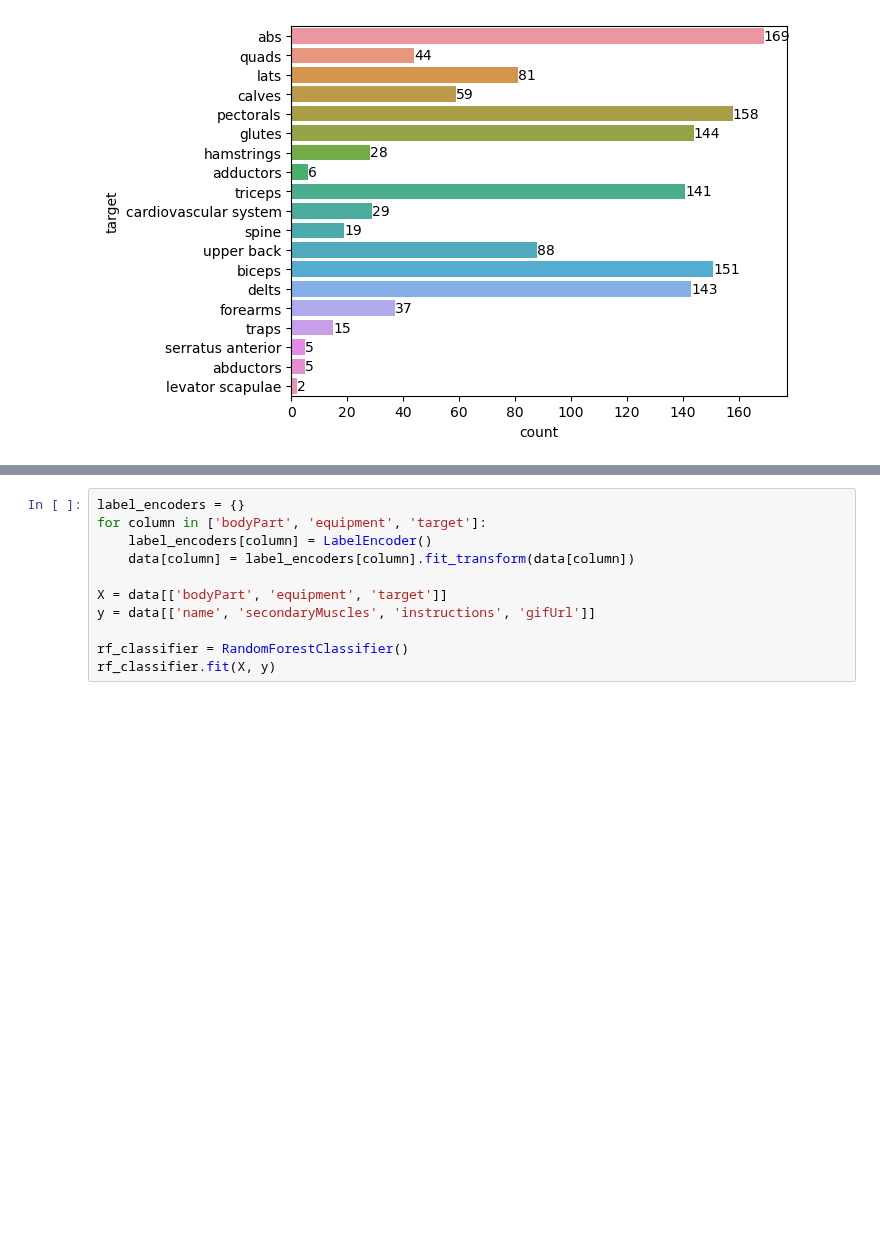
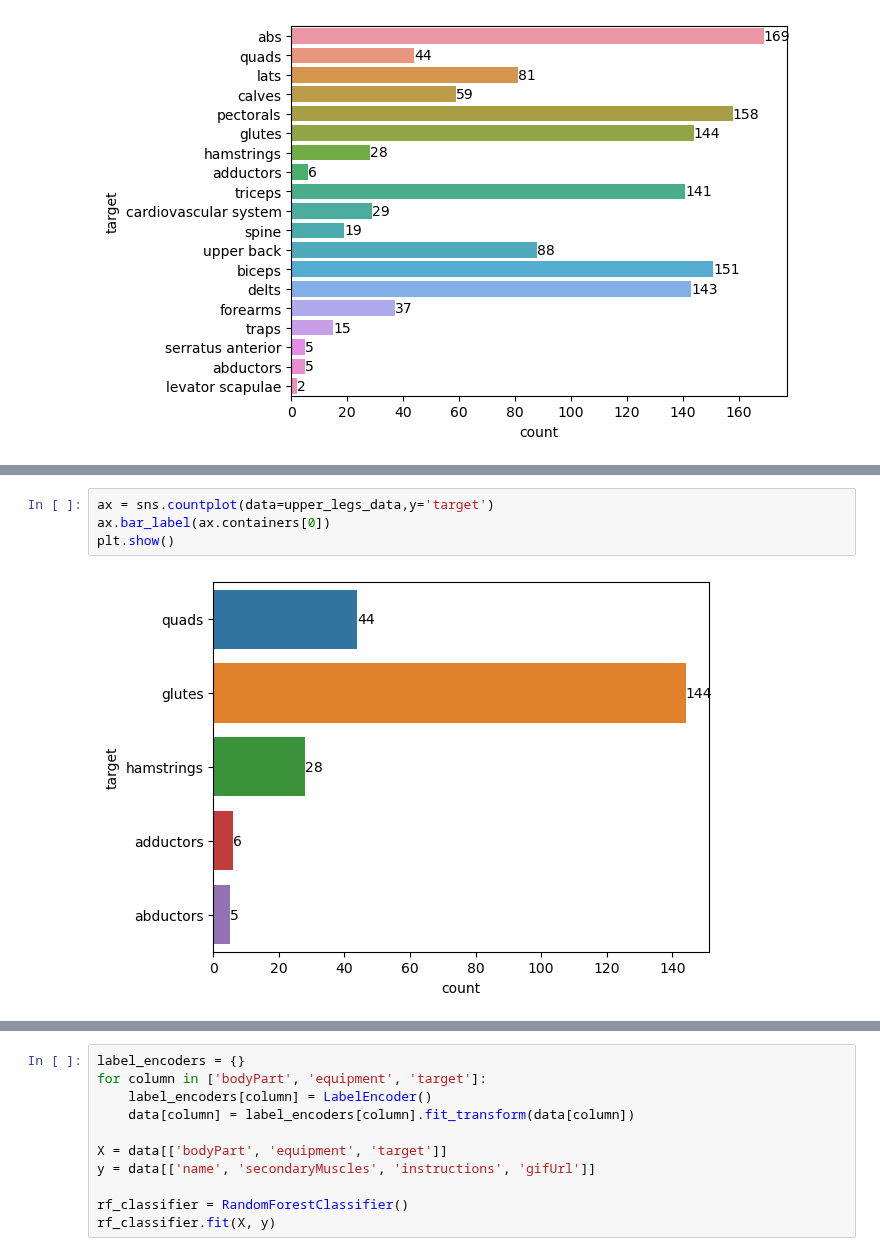
Before and after one commit to SanukaJayasinghe/DSGP-Group28, a Jupyter notebook: Exercise_Recommendation.ipynb, the cells around one changed output, grey strips where cells are left out. Cells and saved outputs as stored; diff of their text form; blank space fills up the shorter version.

```diff
--- a/Exercise_Recommendation.ipynb
+++ b/Exercise_Recommendation.ipynb
@@ -212,0 +289,6 @@ plt.show()
+# %%
+ax = sns.countplot(data=upper_legs_data,y='target')
+ax.bar_label(ax.containers[0])
+plt.show()
+# %% [output]
+[figure, added]
```
Also changed, not shown: parts of 41 cells of this notebook.
